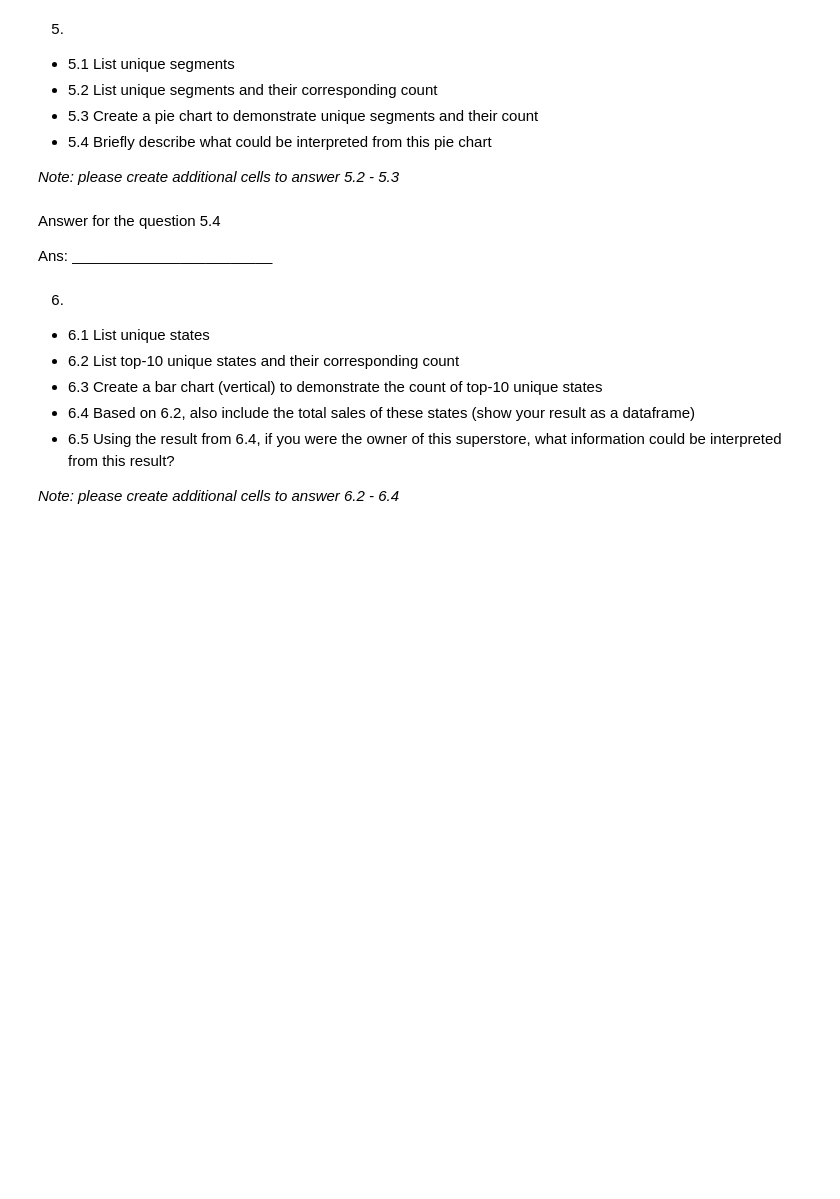
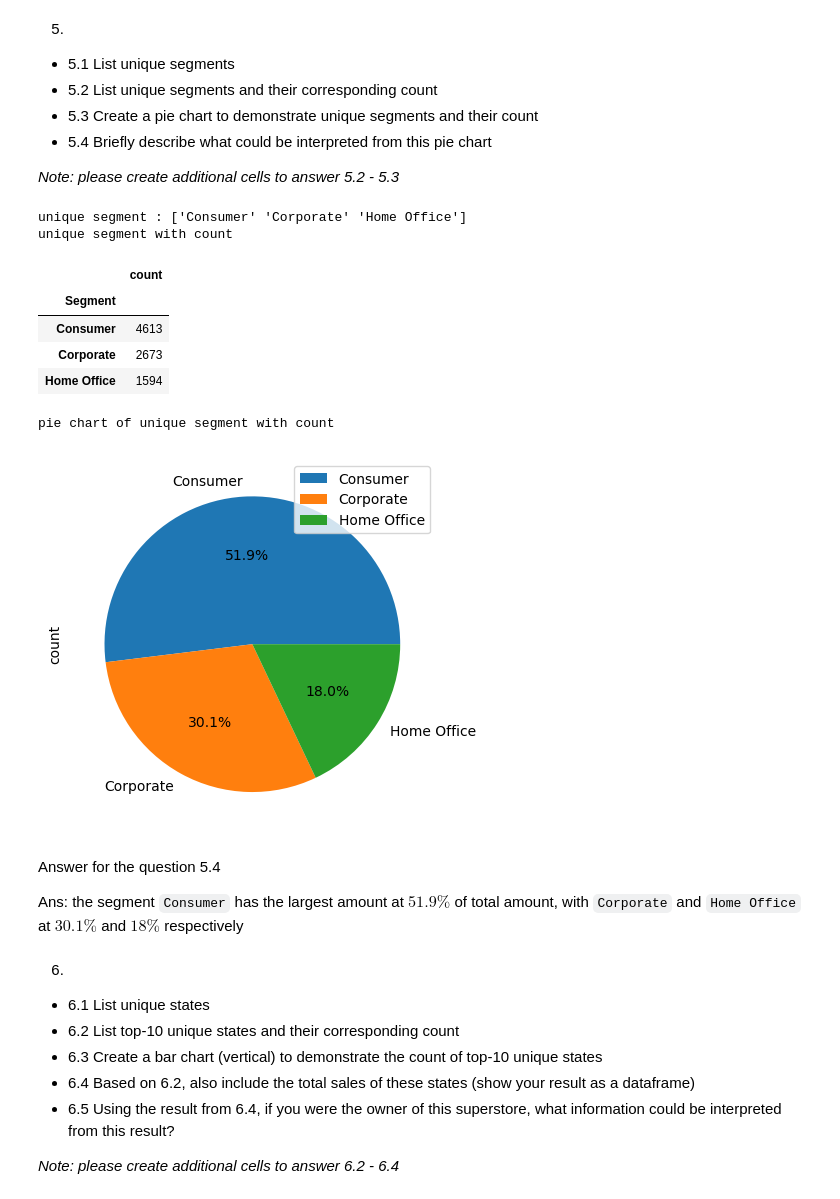
Before and after one commit to khemingkapat/cpe_code, a Jupyter notebook: data_models/visualization_and_eda/HW_4_Data_Visualization_EDA.ipynb, the cells around one changed output. Saved outputs shown, nothing was run; the diff lists cells and outputs as text; code cells hidden in the pictures; blank space fills up the shorter version.

```diff
--- a/data_models/visualization_and_eda/HW_4_Data_Visualization_EDA.ipynb
+++ b/data_models/visualization_and_eda/HW_4_Data_Visualization_EDA.ipynb
@@ -66,7 +65,25 @@ Ans: there is no missing value in any column. Checked by `df.info()`
-# %% [markdown]
-Answer for the question 5.4
-
-Ans: ________________________
+# %%
+print("unique segment :",order_df.Segment.unique())
+segment_count = order_df.groupby(['Segment']).agg(count = ('Row ID','count'))
+print("unique segment with count")
+display(segment_count)
+print('pie chart of unique segment with count')
+segment_count.plot.pie(y='count',autopct='%1.1f%%')
+plt.show()
+# %% [output]
+unique segment : ['Consumer' 'Corporate' 'Home Office']
+unique segment with count
+|  | count |
+| Segment |  |
+| Consumer | 4613 |
+| Corporate | 2673 |
+| Home Office | 1594 |
+pie chart of unique segment with count
+[figure, added]
+# %% [markdown]
+Answer for the question 5.4
+
+Ans: the segment `Consumer` has the largest amount at $51.9 \%$ of total amount, with `Corporate` and `Home Office` at $30.1\%$ and $18\%$ respectively
 # %% [markdown]
 6.
 - 6.1 List unique states
```
Also changed, not shown: parts of 14 cells of this notebook.
